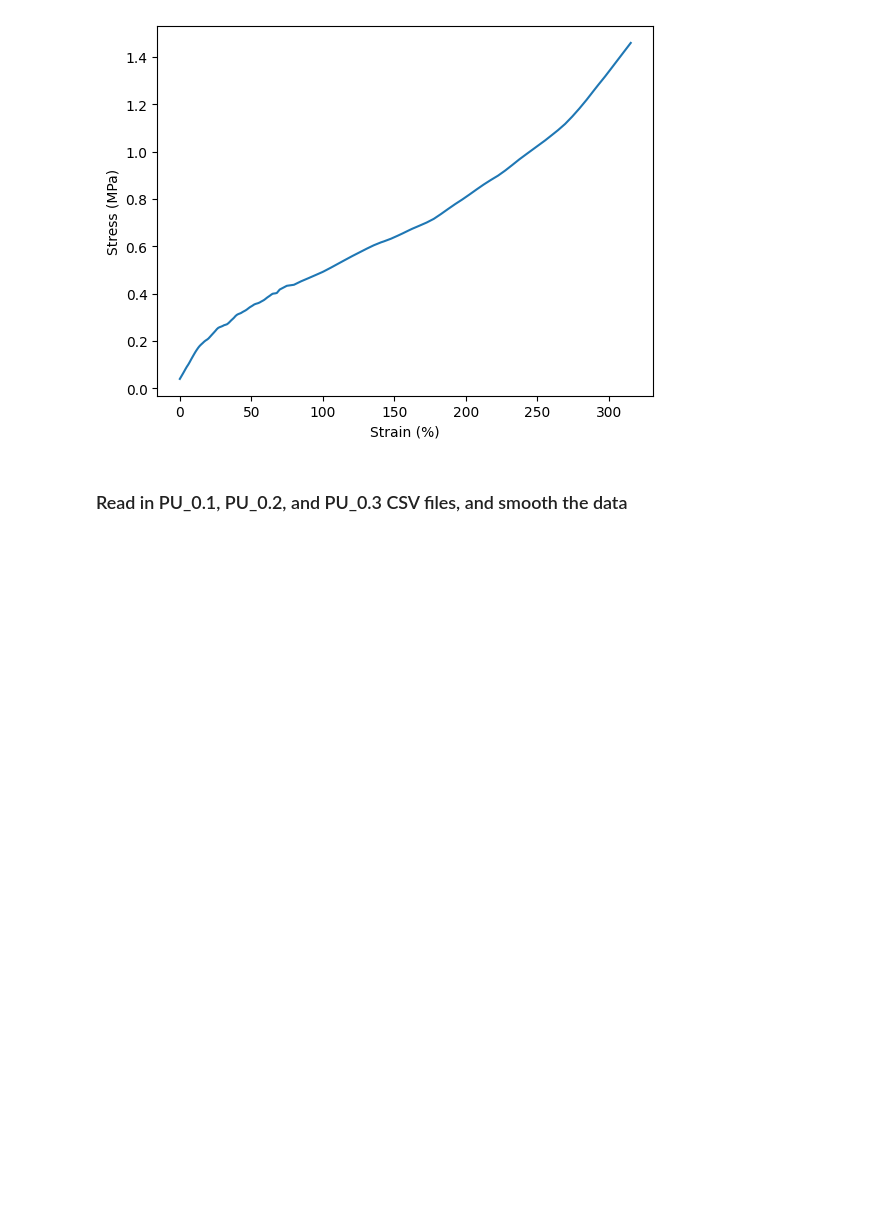
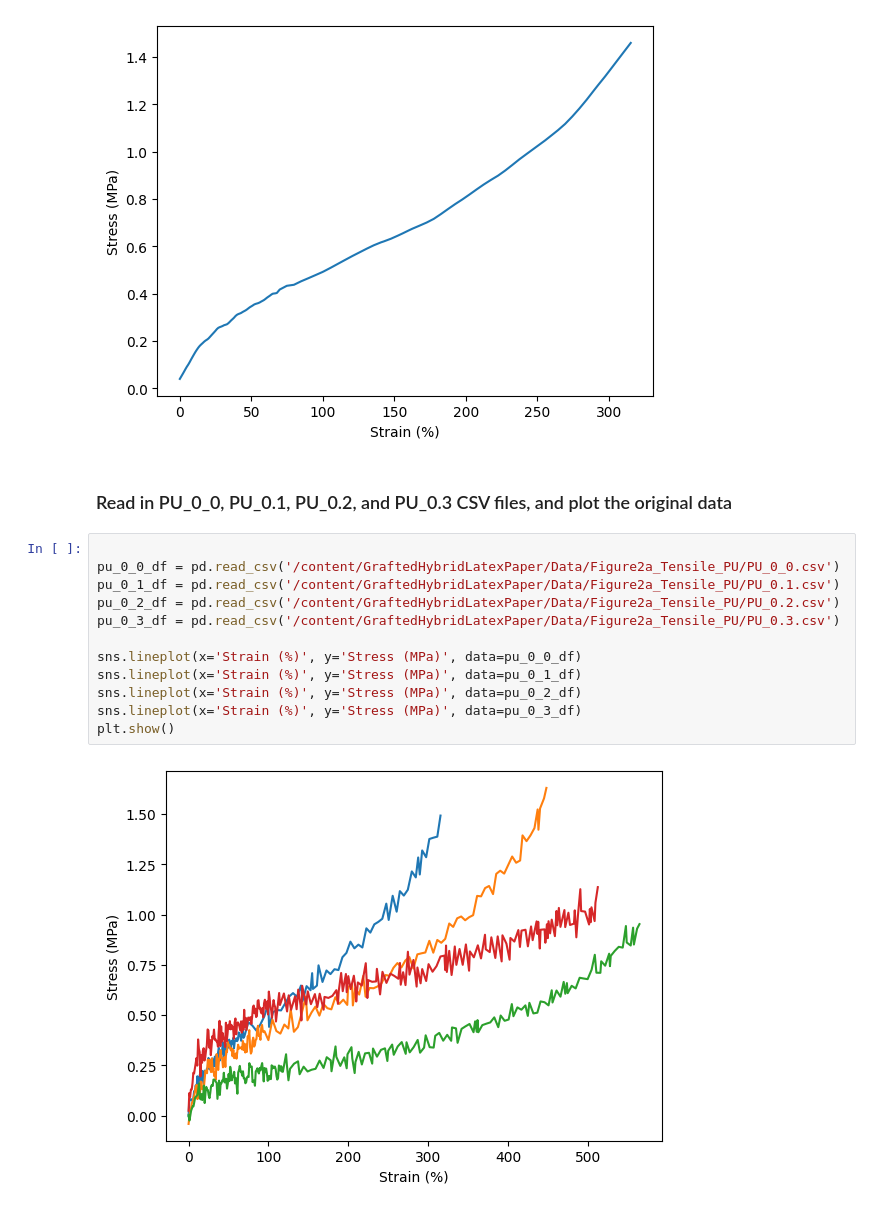
Before and after one commit to JHU-Kessler-Group/GraftedHybridLatexPaper, a Jupyter notebook: Figure2.ipynb, the cells around one changed output. Cells and saved outputs as stored; diff of their text form; blank space fills up the shorter version.

```diff
--- a/Figure2.ipynb
+++ b/Figure2.ipynb
@@ -65,4 +65,18 @@ plt.show()
 [figure]
 [figure]
 # %% [markdown]
-### Read in PU_0.1, PU_0.2, and PU_0.3 CSV files, and smooth the data
+### Read in PU_0_0, PU_0.1, PU_0.2, and PU_0.3 CSV files, and plot the original data
+# %%
+
+pu_0_0_df = pd.read_csv('/content/GraftedHybridLatexPaper/Data/Figure2a_Tensile_PU/PU_0_0.csv')
+pu_0_1_df = pd.read_csv('/content/GraftedHybridLatexPaper/Data/Figure2a_Tensile_PU/PU_0.1.csv')
+pu_0_2_df = pd.read_csv('/content/GraftedHybridLatexPaper/Data/Figure2a_Tensile_PU/PU_0.2.csv')
+pu_0_3_df = pd.read_csv('/content/GraftedHybridLatexPaper/Data/Figure2a_Tensile_PU/PU_0.3.csv')
+
+sns.lineplot(x='Strain (%)', y='Stress (MPa)', data=pu_0_0_df)
+sns.lineplot(x='Strain (%)', y='Stress (MPa)', data=pu_0_1_df)
+sns.lineplot(x='Strain (%)', y='Stress (MPa)', data=pu_0_2_df)
+sns.lineplot(x='Strain (%)', y='Stress (MPa)', data=pu_0_3_df)
+plt.show()
+# %% [output]
+[figure, added]
```
Also changed, not shown: parts of 2 cells of this notebook.
